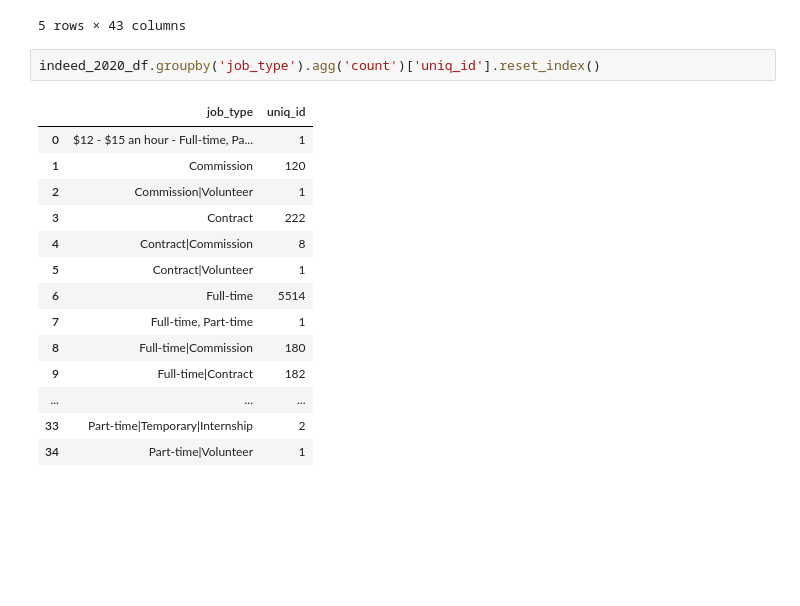
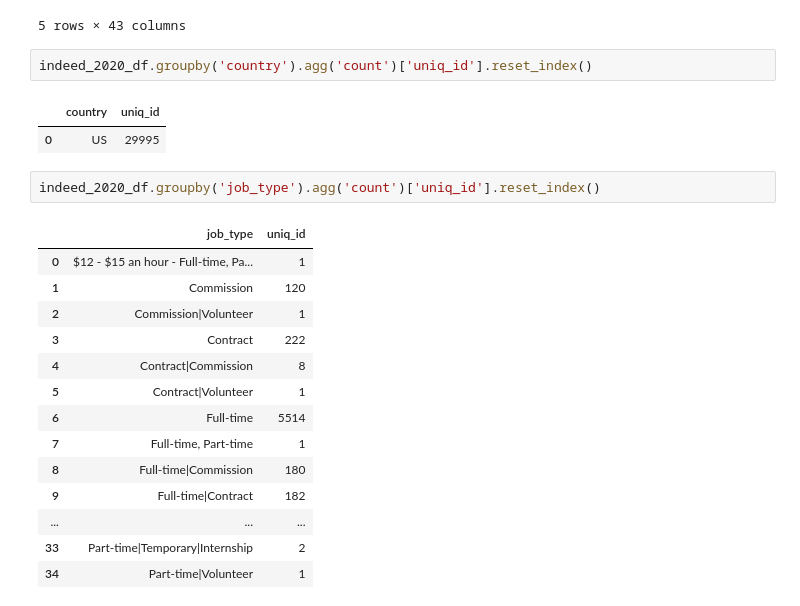
Before and after one commit to JuliaHsu/Analyzing-Job-Postings-on-Indeed, a Jupyter notebook: src/raw_data_stat.ipynb, the cells around one changed output. Drawn from its saved outputs; the diff is of its cells as text; blank space fills up the shorter version.

```diff
--- a/src/raw_data_stat.ipynb
+++ b/src/raw_data_stat.ipynb
@@ -126,6 +126,11 @@ number of jobs: 29995
 | 3 | 6388e9094ff67beb57a04c1bb84613d1 | 2020-05-30 06:55:44 +0000 | https://www.indeed.com/viewjob?jk... | NURSE (FLIGHT OPERATIONS) | Accounting-or-finance | US Department of the Air Force | Keesler AFB | MS | US | ... |
 | 4 | f34f23997811c9c163d9c14347725cd0 | 2020-05-14 07:10:50 +0000 | https://www.indeed.com/viewjob?jk... | Sr Mgr, Clinic Operations | Administrative | Emory | Decatur | GA | US | ... |
 5 rows × 43 columns
+# %%
+indeed_2020_df.groupby('country').agg('count')['uniq_id'].reset_index()
+# %% [output]
+|  | country | uniq_id |
+| 0 | US | 29995 |
 # %%
 indeed_2020_df.groupby('job_type').agg('count')['uniq_id'].reset_index()
 # %% [output]
```
